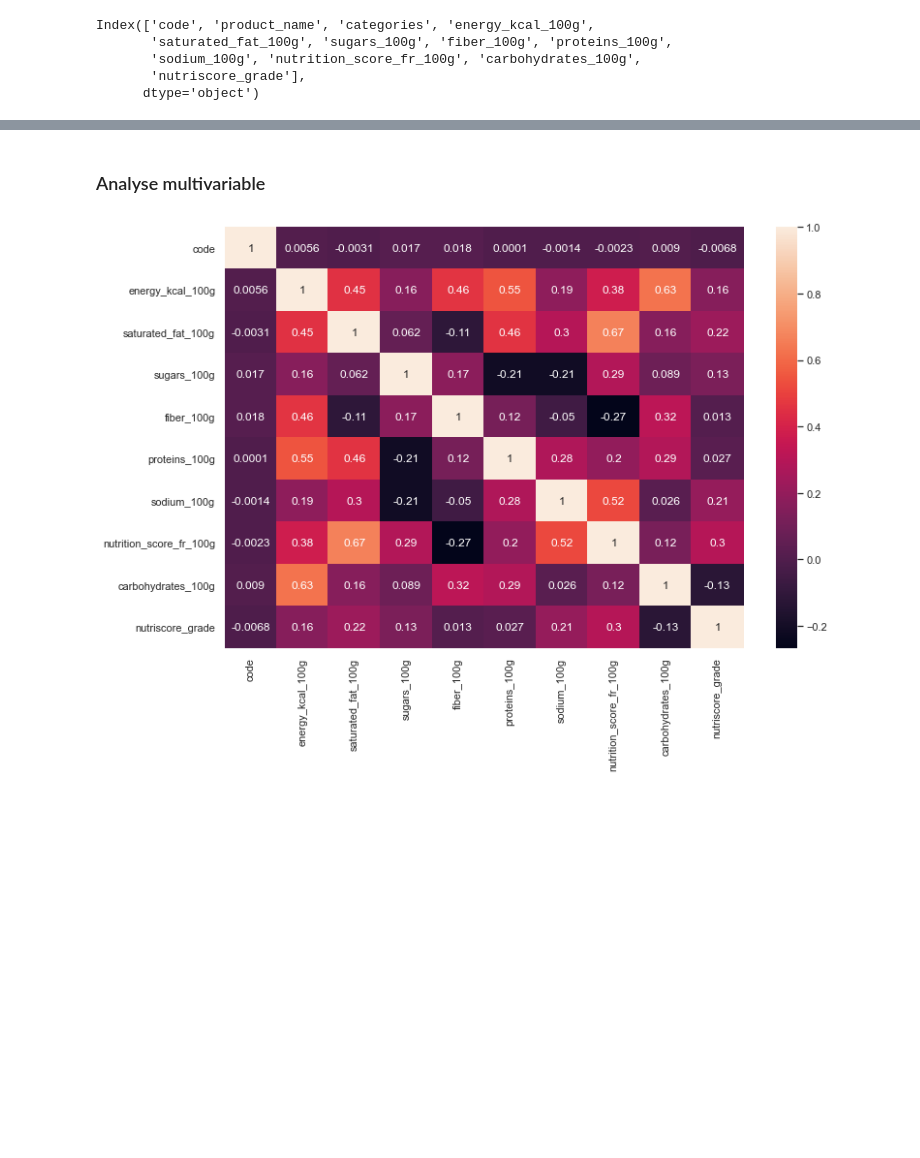
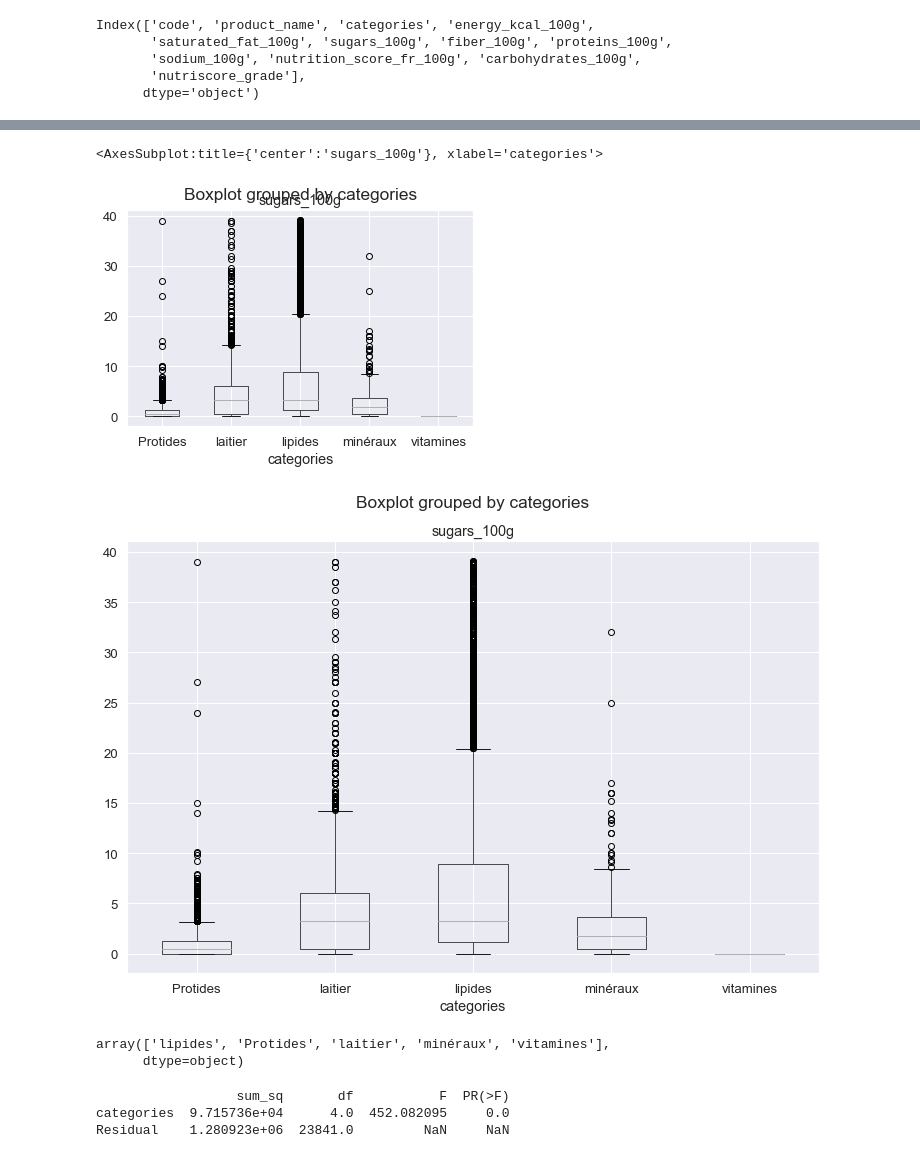
Before and after one commit to Azimoj/Open-Food-Facts, a Jupyter notebook: PSanté_02_notebooknettoyage.ipynb, the cells around one changed output, grey strips where cells are left out. Cells and saved outputs as stored; diff of their text form; code cells hidden in the pictures; blank space fills up the shorter version.

```diff
--- a/PSanté_02_notebooknettoyage.ipynb
+++ b/PSanté_02_notebooknettoyage.ipynb
@@ -136,13 +242,24 @@ sns.scatterplot(data=df_FR_food_1, x = 'additives_n', y= "nutrition_score_fr_100
-# %% [markdown]
-### Analyse multivariable
-# %%
-sns.set(font_scale=1.0)
-plt.figure(figsize=(12, 8))
-
-df_corr = df_FR_food_1.corr()
-sns.heatmap(df_corr,
-            xticklabels = df_corr.columns.values,
-            yticklabels = df_corr.columns.values,
-            annot = True);
-# %% [output]
-[figure, removed]
+# %%
+df_FR_food_1.boxplot('sugars_100g', by='categories')
+# %% [output]
+<AxesSubplot:title={'center':'sugars_100g'}, xlabel='categories'>
+[figure, added]
+# %%
+#Create a boxplot
+df_FR_food_1.boxplot('sugars_100g', by='categories', figsize=(12, 8))
+
+ctrl = df_FR_food_1['sugars_100g'][df_FR_food_1.categories == 'ctrl']
+
+grps = pd.unique(df_FR_food_1.categories.values)
+d_data = {grp:df_FR_food_1['sugars_100g'][df_FR_food_1.categories == grp] for grp in grps}
+
+k = len(pd.unique(df_FR_food_1.categories))  # number of conditions
+N = len(df_FR_food_1.values)  # conditions times participants
+n = df_FR_food_1.groupby('categories').size()[0] #Participants in each condition
+# %% [output]
+[figure, added]
+# %%
+df_FR_food_1['categories'].unique()
+# %% [output]
+array(['lipides', 'Protides', 'laitier', 'minéraux', 'vitamines'],
+      dtype=object)
@@ -148,0 +277,13 @@ sns.heatmap(df_corr,
+# %%
+import statsmodels.api as sm
+from statsmodels.formula.api import ols
+
+mod = ols('sugars_100g ~ categories',
+                data=df_FR_food_1).fit()
+
+aov_table = sm.stats.anova_lm(mod, typ=2)
+print(aov_table)
+# %% [output]
+                  sum_sq       df           F  PR(>F)
+categories  9.715736e+04      4.0  452.082095     0.0
+Residual    1.280923e+06  23841.0         NaN     NaN
```
Also changed, not shown: parts of 37 cells of this notebook.
